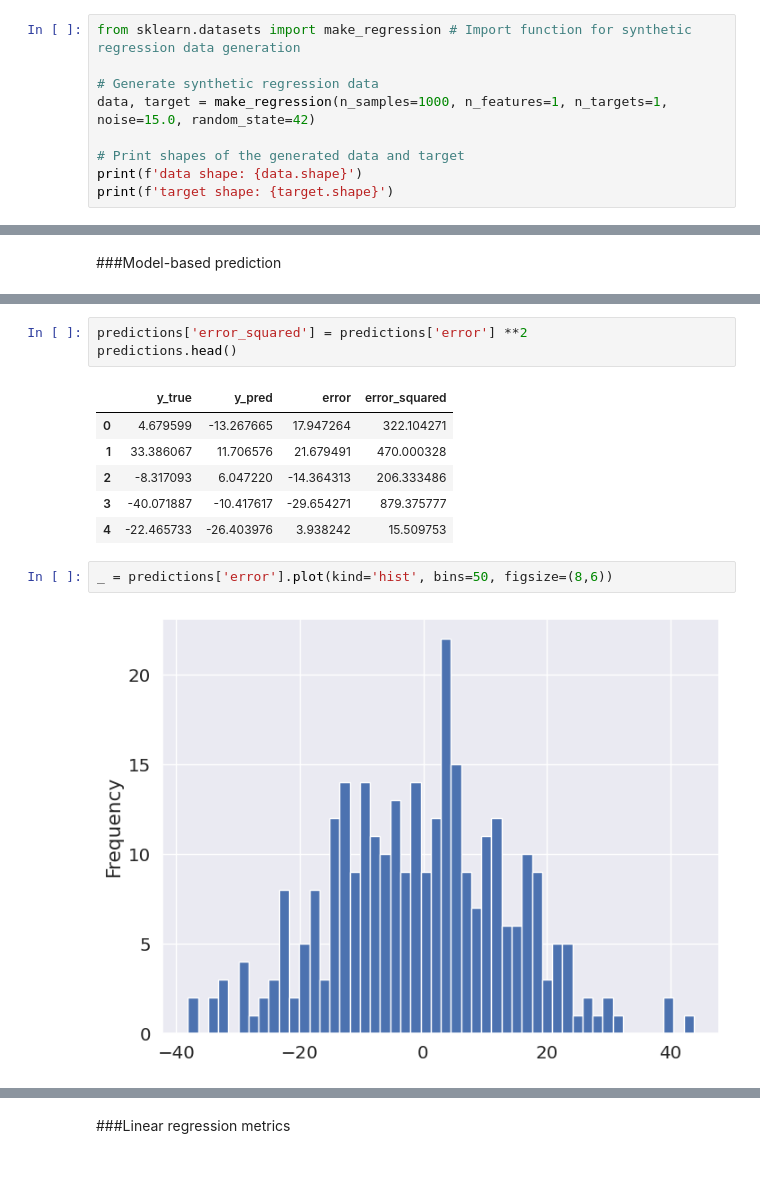
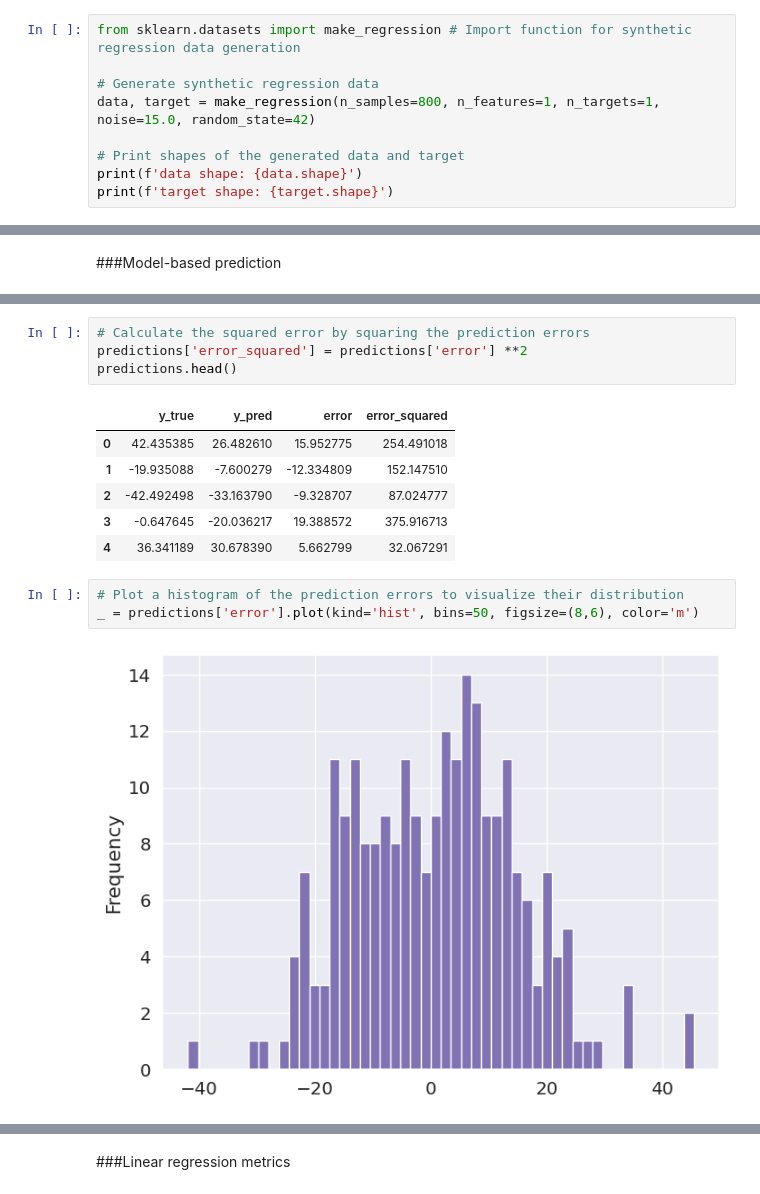
Before and after one commit to davidofitaly/03_ml_regression_projects, a Jupyter notebook: 01_make_regression_project.ipynb, the cells around one changed output, grey strips where cells are left out. Drawn from its saved outputs; the diff is of its cells as text.

```diff
--- a/01_make_regression_project.ipynb
+++ b/01_make_regression_project.ipynb
@@ -29,7 +29,7 @@ Seaborn: 0.13.1
 from sklearn.datasets import make_regression # Import function for synthetic regression data generation
 
 # Generate synthetic regression data
-data, target = make_regression(n_samples=1000, n_features=1, n_targets=1, noise=15.0, random_state=42)
+data, target = make_regression(n_samples=800, n_features=1, n_targets=1, noise=15.0, random_state=42)
 
 # Print shapes of the generated data and target
 print(f'data shape: {data.shape}')
@@ -160,15 +177,17 @@ predictions.head()
 # %%
+# Calculate the squared error by squaring the prediction errors
 predictions['error_squared'] = predictions['error'] **2
 predictions.head()
 # %% [output]
 |  | y_true | y_pred | error | error_squared |
-| 0 | 4.679599 | -13.267665 | 17.947264 | 322.104271 |
-| 1 | 33.386067 | 11.706576 | 21.679491 | 470.000328 |
-| 2 | -8.317093 | 6.047220 | -14.364313 | 206.333486 |
-| 3 | -40.071887 | -10.417617 | -29.654271 | 879.375777 |
-| 4 | -22.465733 | -26.403976 | 3.938242 | 15.509753 |
+| 0 | 42.435385 | 26.482610 | 15.952775 | 254.491018 |
+| 1 | -19.935088 | -7.600279 | -12.334809 | 152.147510 |
+| 2 | -42.492498 | -33.163790 | -9.328707 | 87.024777 |
+| 3 | -0.647645 | -20.036217 | 19.388572 | 375.916713 |
+| 4 | 36.341189 | 30.678390 | 5.662799 | 32.067291 |
 # %%
-_ = predictions['error'].plot(kind='hist', bins=50, figsize=(8,6))
+# Plot a histogram of the prediction errors to visualize their distribution
+_ = predictions['error'].plot(kind='hist', bins=50, figsize=(8,6), color='m')
 # %% [output]
-[figure, old version]
+[figure, new version]
 # %%
```
Also changed, not shown: parts of 31 cells of this notebook.
